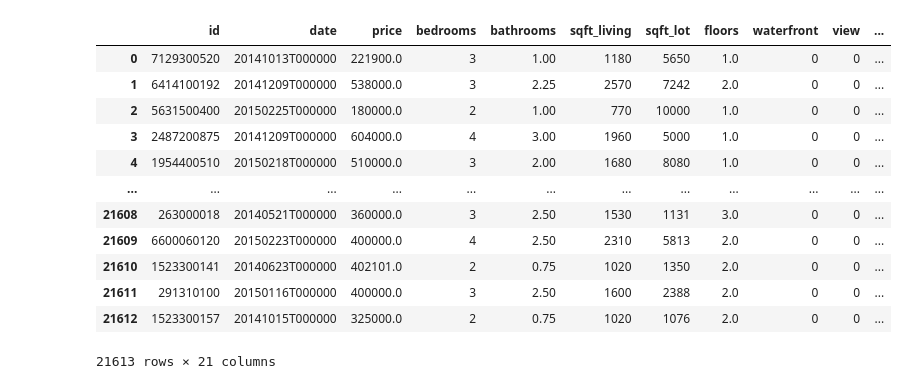
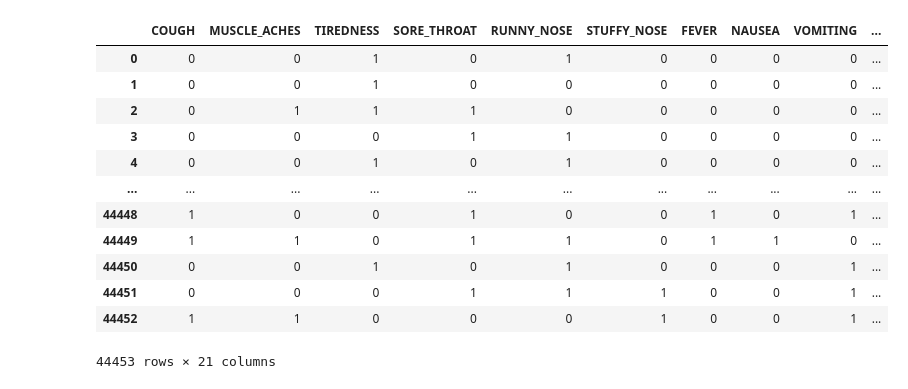
Before and after one commit to MuhammedMahmoud0/Water-Potabilty-Analysis, a Jupyter notebook: project.ipynb, the cells around one changed output. Cells and saved outputs as stored; diff of their text form; code cells hidden in the pictures.

```diff
--- a/project.ipynb
+++ b/project.ipynb
@@ -1,21 +1,21 @@
 # %%
 import pandas as pd
 # %%
-df=pd.read_csv("/home/muhammed_mahmoud/python_projects/My_GitHub/Data-Science-Tools-Project/kc_house_data.csv")
+df=pd.read_csv("large_data.csv")
 df
 # %% [output]
-|  | id | date | price | bedrooms | bathrooms | sqft_living | sqft_lot | floors | waterfront | view | ... |
-| 0 | 7129300520 | 20141013T000000 | 221900.0 | 3 | 1.00 | 1180 | 5650 | 1.0 | 0 | 0 | ... |
-| 1 | 6414100192 | 20141209T000000 | 538000.0 | 3 | 2.25 | 2570 | 7242 | 2.0 | 0 | 0 | ... |
-| 2 | 5631500400 | 20150225T000000 | 180000.0 | 2 | 1.00 | 770 | 10000 | 1.0 | 0 | 0 | ... |
-| 3 | 2487200875 | 20141209T000000 | 604000.0 | 4 | 3.00 | 1960 | 5000 | 1.0 | 0 | 0 | ... |
-| 4 | 1954400510 | 20150218T000000 | 510000.0 | 3 | 2.00 | 1680 | 8080 | 1.0 | 0 | 0 | ... |
-| ... | ... | ... | ... | ... | ... | ... | ... | ... | ... | ... | ... |
-| 21608 | 263000018 | 20140521T000000 | 360000.0 | 3 | 2.50 | 1530 | 1131 | 3.0 | 0 | 0 | ... |
-| 21609 | 6600060120 | 20150223T000000 | 400000.0 | 4 | 2.50 | 2310 | 5813 | 2.0 | 0 | 0 | ... |
-| 21610 | 1523300141 | 20140623T000000 | 402101.0 | 2 | 0.75 | 1020 | 1350 | 2.0 | 0 | 0 | ... |
-| 21611 | 291310100 | 20150116T000000 | 400000.0 | 3 | 2.50 | 1600 | 2388 | 2.0 | 0 | 0 | ... |
-| 21612 | 1523300157 | 20141015T000000 | 325000.0 | 2 | 0.75 | 1020 | 1076 | 2.0 | 0 | 0 | ... |
+|  | COUGH | MUSCLE_ACHES | TIREDNESS | SORE_THROAT | RUNNY_NOSE | STUFFY_NOSE | FEVER | NAUSEA | VOMITING | ... |
+| 0 | 0 | 0 | 1 | 0 | 1 | 0 | 0 | 0 | 0 | ... |
+| 1 | 0 | 0 | 1 | 0 | 0 | 0 | 0 | 0 | 0 | ... |
+| 2 | 0 | 1 | 1 | 1 | 0 | 0 | 0 | 0 | 0 | ... |
+| 3 | 0 | 0 | 0 | 1 | 1 | 0 | 0 | 0 | 0 | ... |
+| 4 | 0 | 0 | 1 | 0 | 1 | 0 | 0 | 0 | 0 | ... |
+| ... | ... | ... | ... | ... | ... | ... | ... | ... | ... | ... |
+| 44448 | 1 | 0 | 0 | 1 | 0 | 0 | 1 | 0 | 1 | ... |
+| 44449 | 1 | 1 | 0 | 1 | 1 | 0 | 1 | 1 | 0 | ... |
+| 44450 | 0 | 0 | 1 | 0 | 1 | 0 | 0 | 0 | 1 | ... |
+| 44451 | 0 | 0 | 0 | 1 | 1 | 1 | 0 | 0 | 1 | ... |
+| 44452 | 1 | 1 | 0 | 0 | 0 | 1 | 0 | 0 | 1 | ... |
-21613 rows × 21 columns
+44453 rows × 21 columns
 # %%
 df.isnull().sum()
```
Also changed, not shown: parts of 3 cells of this notebook.
